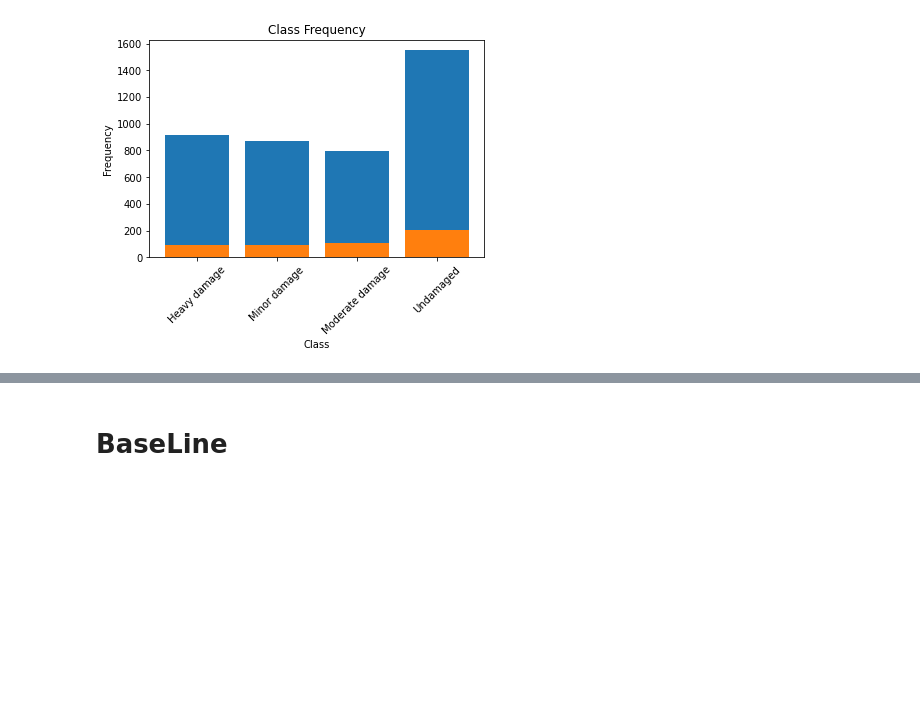
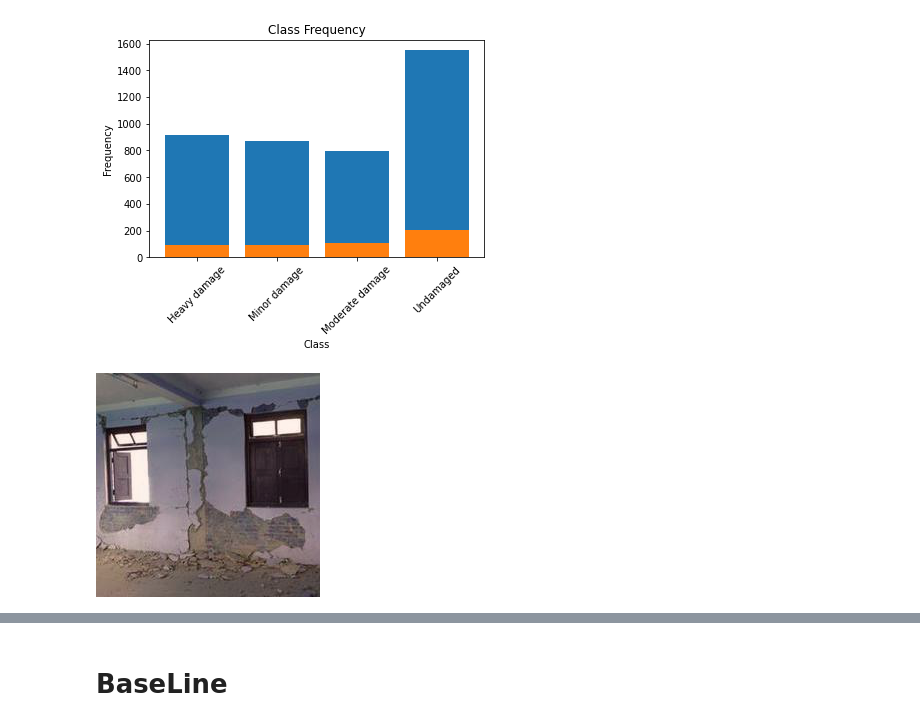
Before and after one commit to Kurt9806/MLCEE-Project-Task7, a Jupyter notebook: Copy_of_EDA_Task_7.ipynb, the cells around one changed output, grey strips where cells are left out. Drawn from its saved outputs; the diff is of its cells as text; code cells hidden in the pictures; blank space fills up the shorter version.

```diff
--- a/Copy_of_EDA_Task_7.ipynb
+++ b/Copy_of_EDA_Task_7.ipynb
@@ -13,7 +12,7 @@ drive.mount('/content/drive')
 # %% [output]
 Mounted at /content/drive
 # %%
-data_train = np.load('/content/drive/MyDrive/Machine Learning Project/task7_X_train.npy').astype(np.uint8)
-data_test = np.load('/content/drive/MyDrive/Machine Learning Project/task7_X_test.npy').astype(np.uint8)
-y_train = np.load('/content/drive/MyDrive/Machine Learning Project/task7_y_train.npy')
-y_test = np.load('/content/drive/MyDrive/Machine Learning Project/task7_y_test.npy')
+data_train = np.load('/content/drive/MyDrive/Machine Learning Project/task7_X_train.npy', mmap_mode='r')
+data_test = np.load('/content/drive/MyDrive/Machine Learning Project/task7_X_test.npy', mmap_mode='r')
+y_train = np.load('/content/drive/MyDrive/Machine Learning Project/task7_y_train.npy', mmap_mode='r')
+y_test = np.load('/content/drive/MyDrive/Machine Learning Project/task7_y_test.npy', mmap_mode='r')
@@ -24,5 +18,0 @@ y_test = np.load('/content/drive/MyDrive/Machine Learning Project/task7_y_test.n
-# %%
-# Loop to change each array to image
-
-for i in range(y_train.size):
-  name = 'train_' + str(i)
@@ -61,3 +55,22 @@ plt.savefig('saved_figure-300pi.png', dpi=300, bbox_inches='tight')
 plt.show()
 # %% [output]
 [figure]
+# %%
+# Changing the data type
+def convert(img, target_type_min, target_type_max, target_type):
+    imin = img.min()
+    imax = img.max()
+
+    a = (target_type_max - target_type_min) / (imax - imin)
+    b = target_type_max - a * imax
+    new_img = (a * img + b).astype(target_type)
+    return new_img
+# %%
+# Loop over each image
+
+new_data_train = np.array([convert(data_train[i],0,255,np.uint8) for i in range(data_train.shape[0])])
+new_data_test = np.array([convert(data_test[i],0,255,np.uint8) for i in range(data_test.shape[0])])
+# %%
+display(Image.fromarray(new_data_train[0]))
+# %% [output]
+[figure, added]
```
Also changed, not shown: parts of 32 cells of this notebook.
